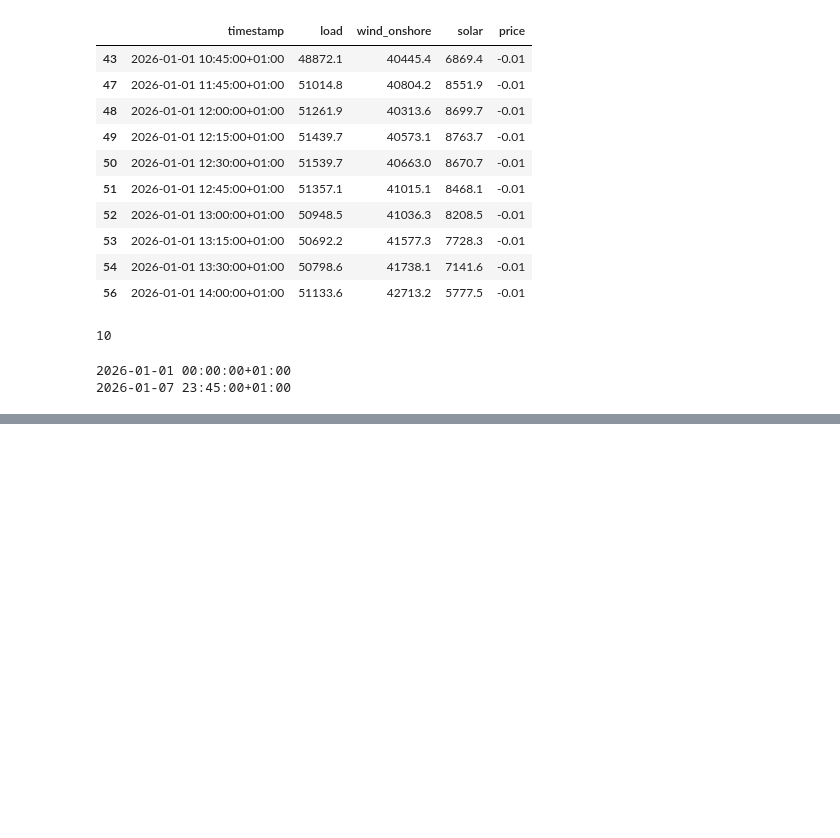
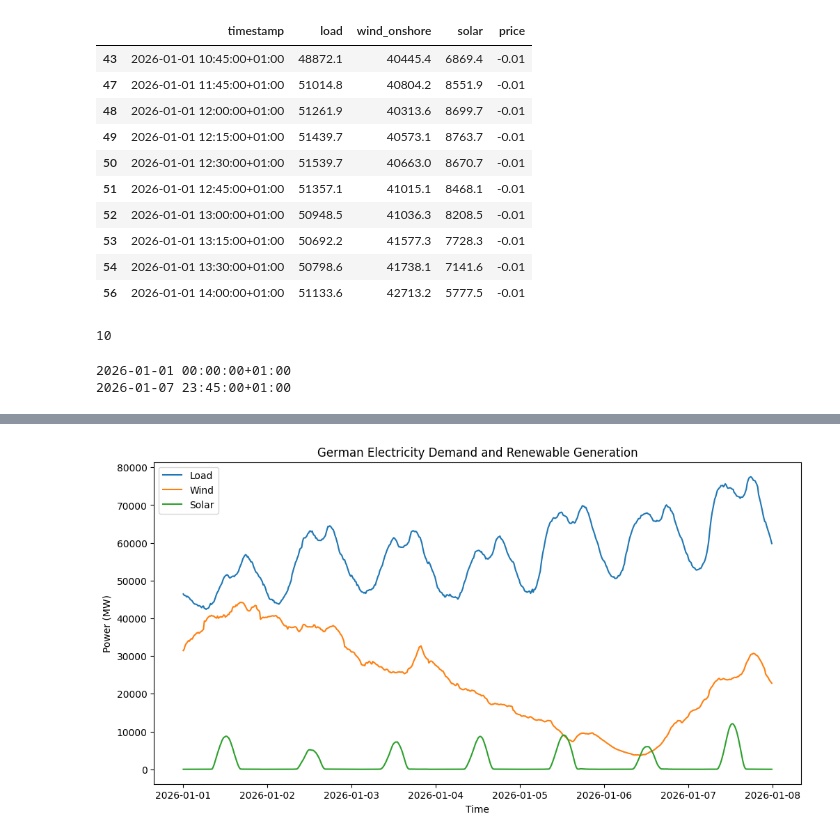
Before and after one commit to rinshina/german-electricity-price-analysis, a Jupyter notebook: german_electricity_analysis.ipynb, the cells around one changed output, grey strips where cells are left out. Cells and saved outputs as stored; diff of their text form; code cells hidden in the pictures; blank space fills up the shorter version.

```diff
--- a/german_electricity_analysis.ipynb
+++ b/german_electricity_analysis.ipynb
@@ -182,0 +197,13 @@ print(merged_df["timestamp"].max())
+# %%
+import matplotlib.pyplot as plt
+plt.figure(figsize=(12,6))
+plt.plot(merged_df["timestamp"], merged_df["load"], label="Load")
+plt.plot(merged_df["timestamp"], merged_df["wind_onshore"], label="Wind")
+plt.plot(merged_df["timestamp"], merged_df["solar"], label="Solar")
+plt.xlabel("Time")
+plt.ylabel("Power (MW)")
+plt.title("German Electricity Demand and Renewable Generation")
+plt.legend()
+plt.show()
+# %% [output]
+[figure, added]
```
Also changed, not shown: parts of 8 cells of this notebook.
